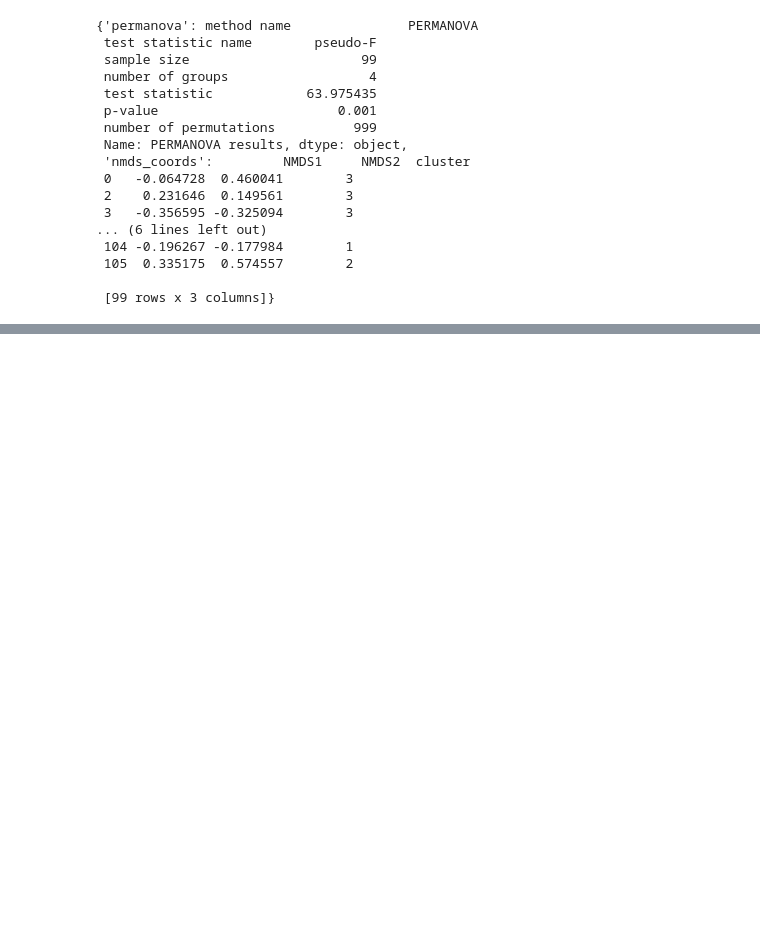
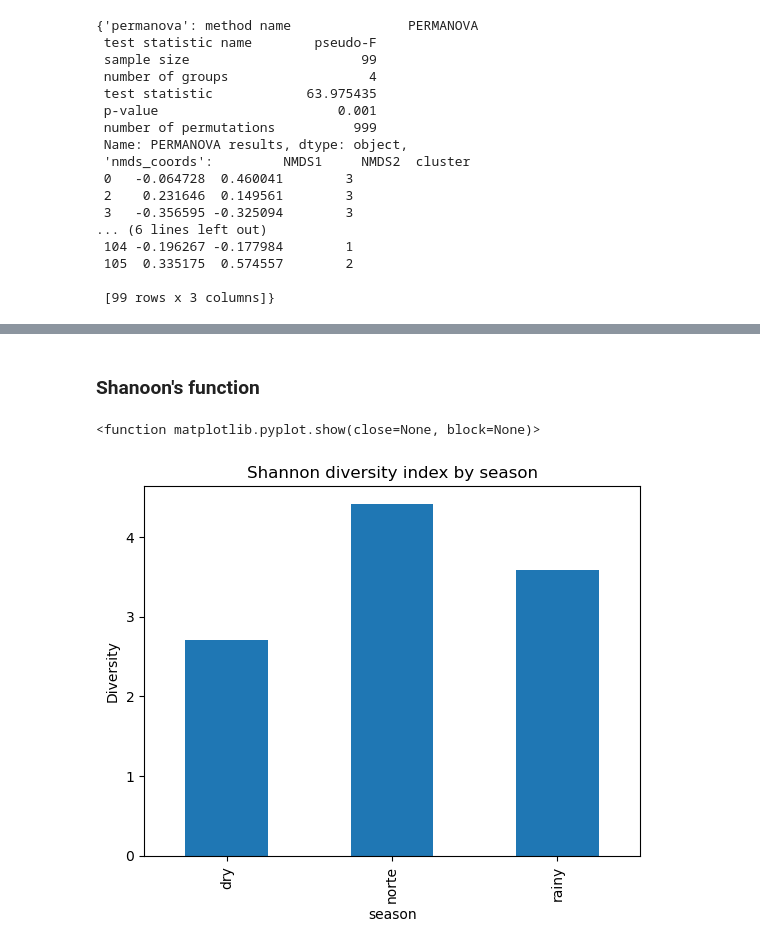
Before and after one commit to Juan-git-fciencias/modelado-ecologico, a Jupyter notebook: Mi script_Juan_Reyes.ipynb, the cells around one changed output, grey strips where cells are left out. Cells and saved outputs as stored; diff of their text form; code cells hidden in the pictures; blank space fills up the shorter version.

```diff
--- a/Mi script_Juan_Reyes.ipynb
+++ b/Mi script_Juan_Reyes.ipynb
@@ -890,0 +929,30 @@ permanova_nmds(df_clean, categoria = "cluster")
+# %% [markdown]
+### Shanoon's function
+# %%
+def detailed_shannon(group):
+    total = group["count"].sum()
+    props = group["count"] / total
+    props = props[props > 0]
+    shannon = -sum(props * np.log(props))
+
+    return pd.Series({
+        "Richness": group["species"].nunique(),
+        "Total abundance": total,
+        "Shannon": shannon,
+        "Evenness": shannon / np.log(len(props)) if len(props) > 0 else 0
+    })
+
+results = (
+    aedes.drop(columns="season")
+    .groupby(aedes["season"], group_keys=False)
+    .apply(detailed_shannon)
+)
+
+#Plot results
+results.reset_index().plot.bar(x="season", y="Shannon", legend=False)
+plt.title("Shannon diversity index by season")
+plt.ylabel("Diversity")
+plt.show
+# %% [output]
+<function matplotlib.pyplot.show(close=None, block=None)>
+[figure, added]
```
Also changed, not shown: parts of 7 cells of this notebook.
